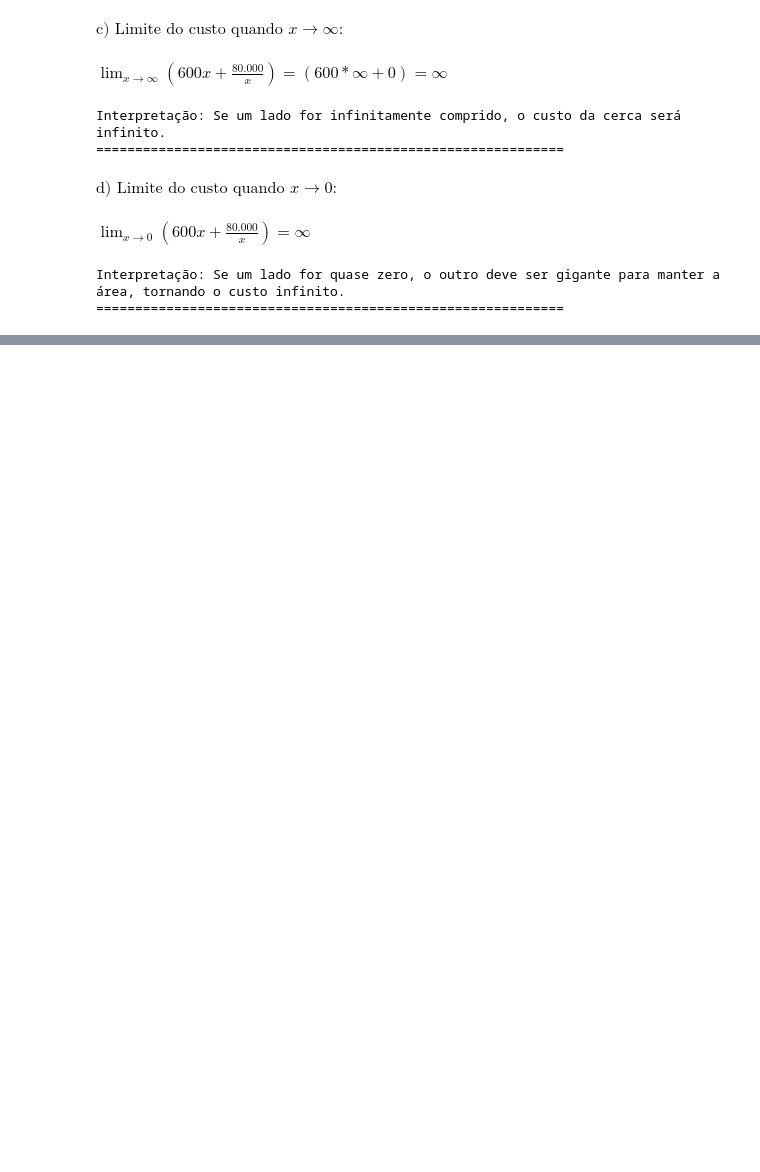
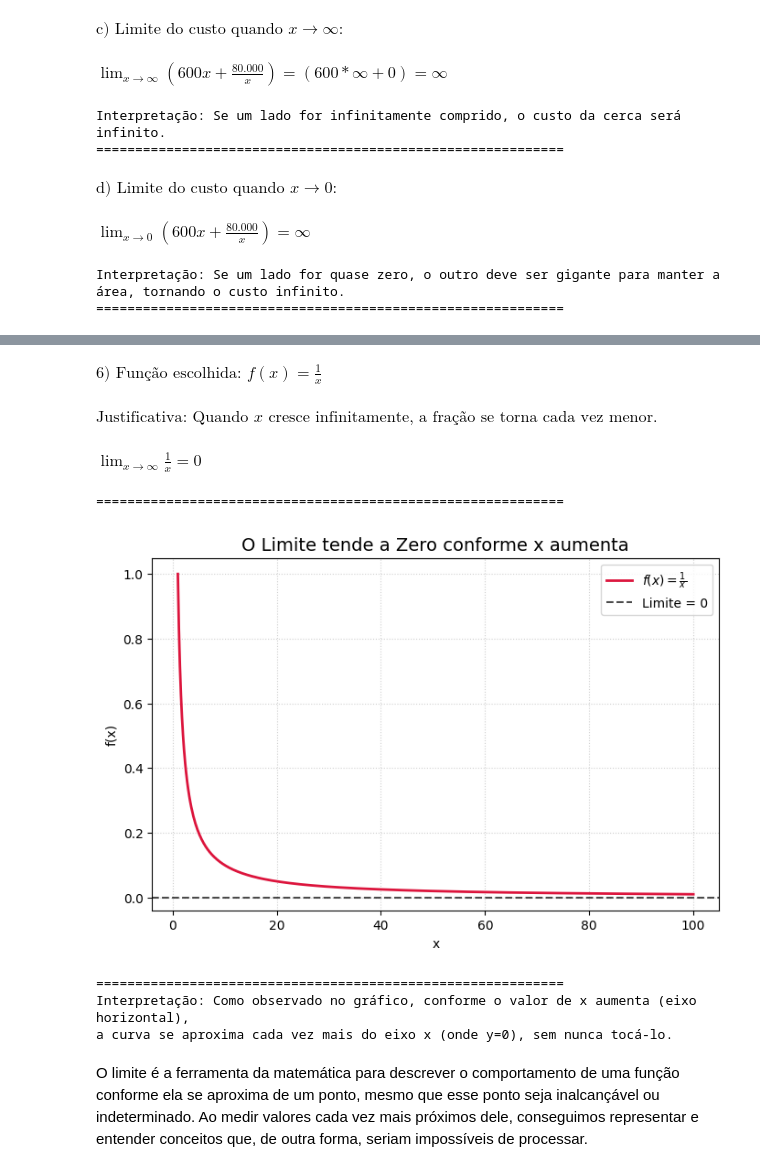
Before and after one commit to SUGURU-Get0U/RAs_python, a Jupyter notebook: TDE01.ipynb, the cells around one changed output, grey strips where cells are left out. Saved outputs shown, nothing was run; the diff lists cells and outputs as text; code cells hidden in the pictures; blank space fills up the shorter version.

```diff
--- a/TDE01.ipynb
+++ b/TDE01.ipynb
@@ -248,0 +555,52 @@ $\displaystyle E(8) = 6 \cdot 2^{-1/5 * 8} \approx 1.98mm$
+# %%
+import numpy as np
+import matplotlib.pyplot as plt
+from IPython.display import display, Math
+
+# =======================================================================================
+# EXERCICIO 6
+# Encontrar uma função em que o limite tende a zero e plotar o gráfico.
+
+display(Math(r'\text{6) Função escolhida: } f(x) = \frac{1}{x}'))
+
+# a) Definição do limite
+display(Math(r'\text{Justificativa: Quando } x \text{ cresce infinitamente, a fração se torna cada vez menor.}'))
+display(Math(r'\lim_{x \to \infty} \frac{1}{x} = 0'))
+
+print("==" * 30)
+
+# --- Plotagem do Gráfico para Justificar ---
+
+# Criando dados de x (evitando o zero)
+x_vals = np.linspace(1, 100, 500)
+y_vals = 1 / x_vals
+
+plt.figure(figsize=(8, 5))
+plt.plot(x_vals, y_vals, color='crimson', linewidth=2, label=r'$f(x) = \frac{1}{x}$')
+
+# Adicionando uma linha horizontal em y=0 para mostrar a tendência
+plt.axhline(0, color='black', linestyle='--', alpha=0.7, label='Limite = 0')
+
+# Estilização
+plt.title("O Limite tende a Zero conforme x aumenta", fontsize=14)
+plt.xlabel("x")
+plt.ylabel("f(x)")
+plt.grid(True, linestyle=':', alpha=0.6)
+plt.legend()
+
+plt.show()
+
+print("==" * 30)
+print("Interpretação: Como observado no gráfico, conforme o valor de x aumenta (eixo horizontal),")
+print("a curva se aproxima cada vez mais do eixo x (onde y=0), sem nunca tocá-lo.")
+# %% [output]
+$\displaystyle \text{6) Função escolhida: } f(x) = \frac{1}{x}$
+$\displaystyle \text{Justificativa: Quando } x \text{ cresce infinitamente, a fração se torna cada vez menor.}$
+$\displaystyle \lim_{x \to \infty} \frac{1}{x} = 0$
+============================================================
+[figure, added]
+============================================================
+Interpretação: Como observado no gráfico, conforme o valor de x aumenta (eixo horizontal),
+a curva se aproxima cada vez mais do eixo x (onde y=0), sem nunca tocá-lo.
+# %% [markdown]
+O limite é a ferramenta da matemática para descrever o comportamento de uma função conforme ela se aproxima de um ponto, mesmo que esse ponto seja inalcançável ou indeterminado. Ao medir valores cada vez mais próximos dele, conseguimos representar e entender conceitos que, de outra forma, seriam impossíveis de processar.
```
Also changed, not shown: parts of 10 cells of this notebook.
